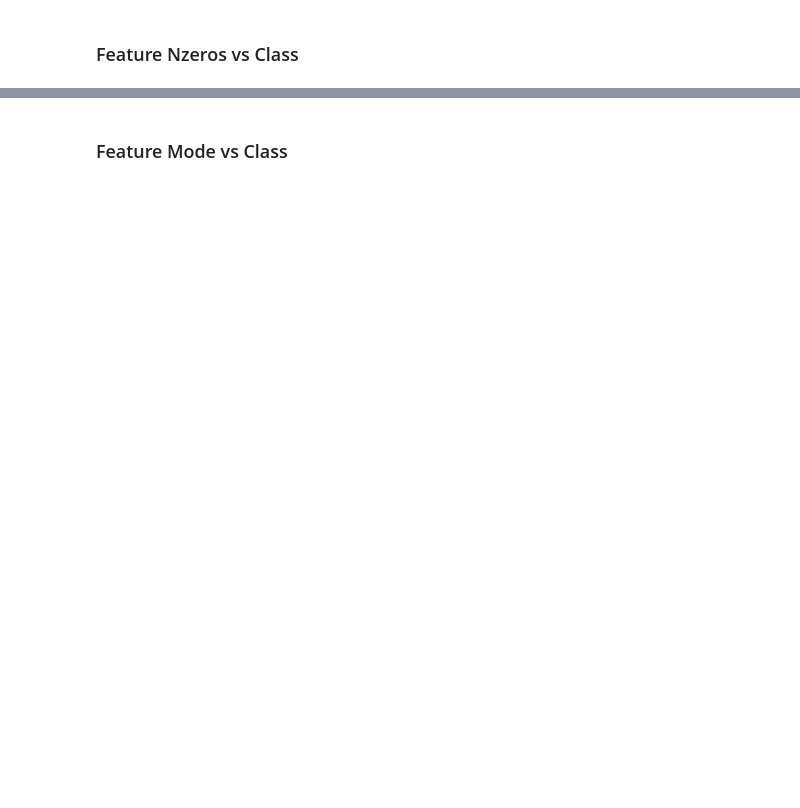
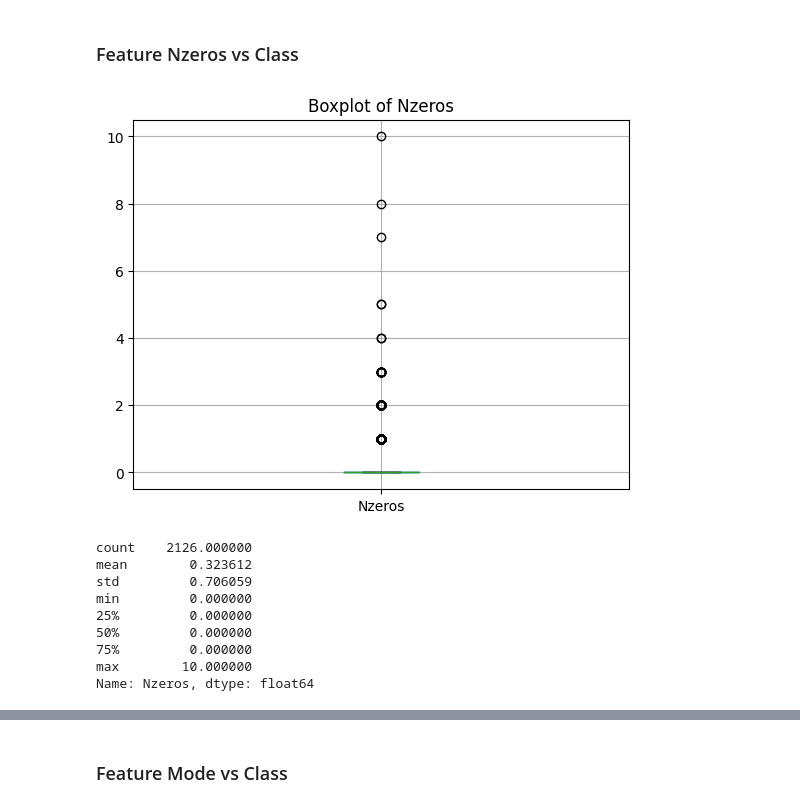
Before and after one commit to JosePabloGFnl/Fetal-Heart-Rate, a Jupyter notebook: Equipo2_FetalHeartRate.ipynb, the cells around one changed output, grey strips where cells are left out. Saved outputs shown, nothing was run; the diff lists cells and outputs as text; code cells hidden in the pictures; blank space fills up the shorter version.

```diff
--- a/Equipo2_FetalHeartRate.ipynb
+++ b/Equipo2_FetalHeartRate.ipynb
@@ -483,7 +1519,18 @@ data[["Nmax","CLASS"]].groupby("CLASS").std().add_suffix("_std")
 # %% [markdown]
 ### Feature Nzeros vs Class
 # %%
-plotter = Plotting(plot_option=2, x='NZeros', data=data)
+plotter = Plotting(plot_option=2, x='Nzeros', data=data)
 plotter.plot()
+# %% [output]
+[figure, added]
+count    2126.000000
+mean        0.323612
+std         0.706059
+min         0.000000
+25%         0.000000
+50%         0.000000
+75%         0.000000
+max        10.000000
+Name: Nzeros, dtype: float64
 # %%
 data[["Nzeros","CLASS"]].groupby("CLASS").mean().add_suffix("_mean").round(4)
```
Also changed, not shown: parts of 124 cells of this notebook.
